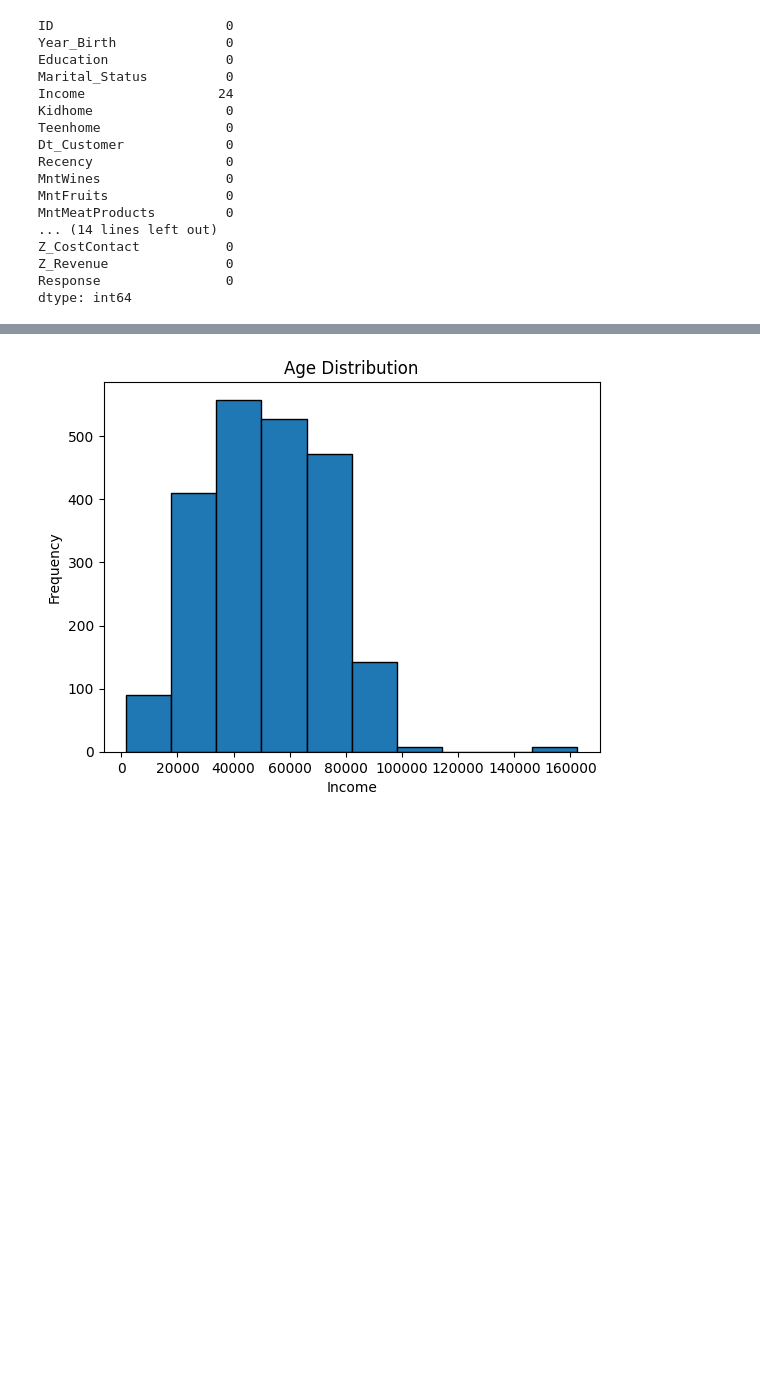
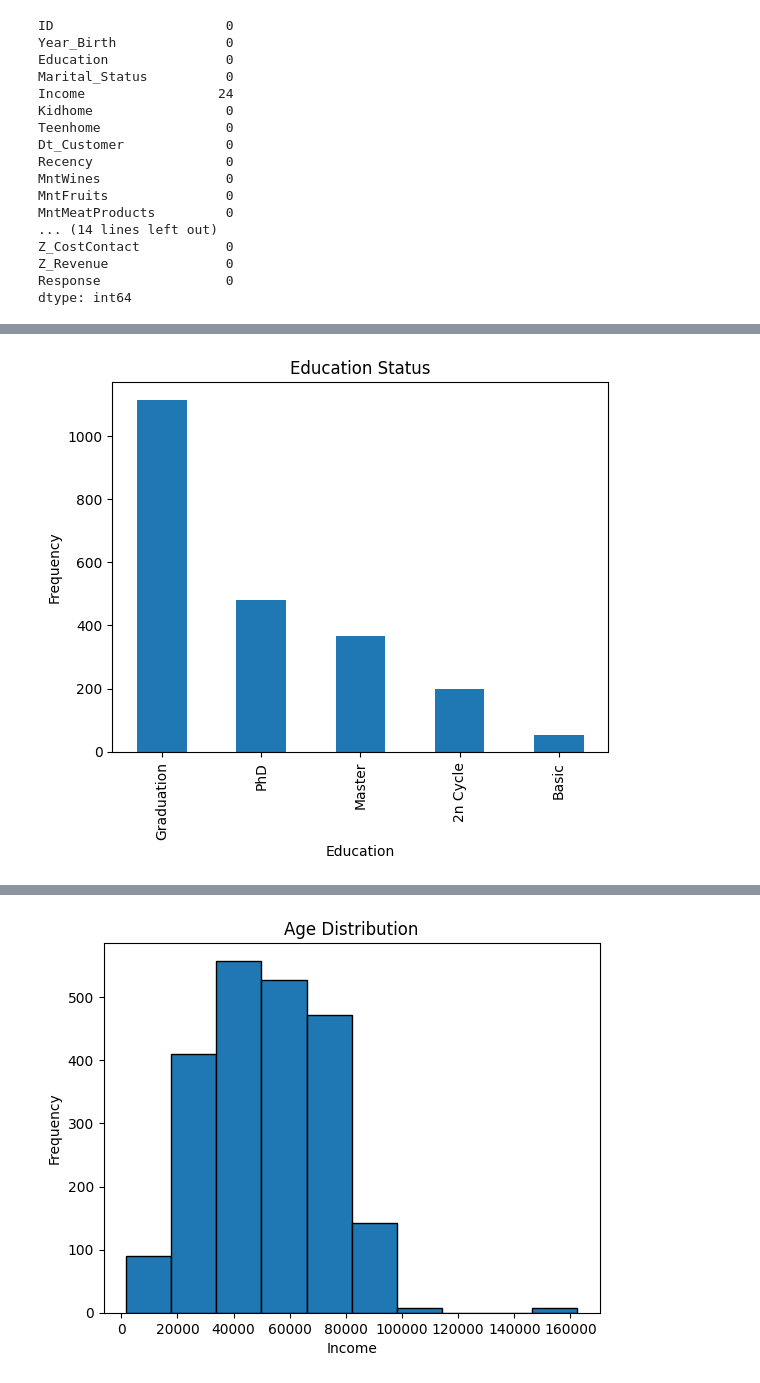
Before and after one commit to ThomasWinn/kaggle-growth, a Jupyter notebook: customer-personality-analysis/eda.ipynb, the cells around one changed output, grey strips where cells are left out. Drawn from its saved outputs; the diff is of its cells as text; code cells hidden in the pictures; blank space fills up the shorter version.

```diff
--- a/customer-personality-analysis/eda.ipynb
+++ b/customer-personality-analysis/eda.ipynb
@@ -89,5 +94,12 @@ Master         370
 Basic           54
 Name: count, dtype: int64
+# %%
+df['Education'].value_counts().plot(kind='bar', title='Education Status')
+plt.xlabel('Education')
+plt.ylabel('Frequency')
+plt.show()
+# %% [output]
+[figure, added]
 # %%
 unique_marital_status = df['Marital_Status'].unique()
 print(unique_marital_status)
```
Also changed, not shown: parts of 21 cells of this notebook.
